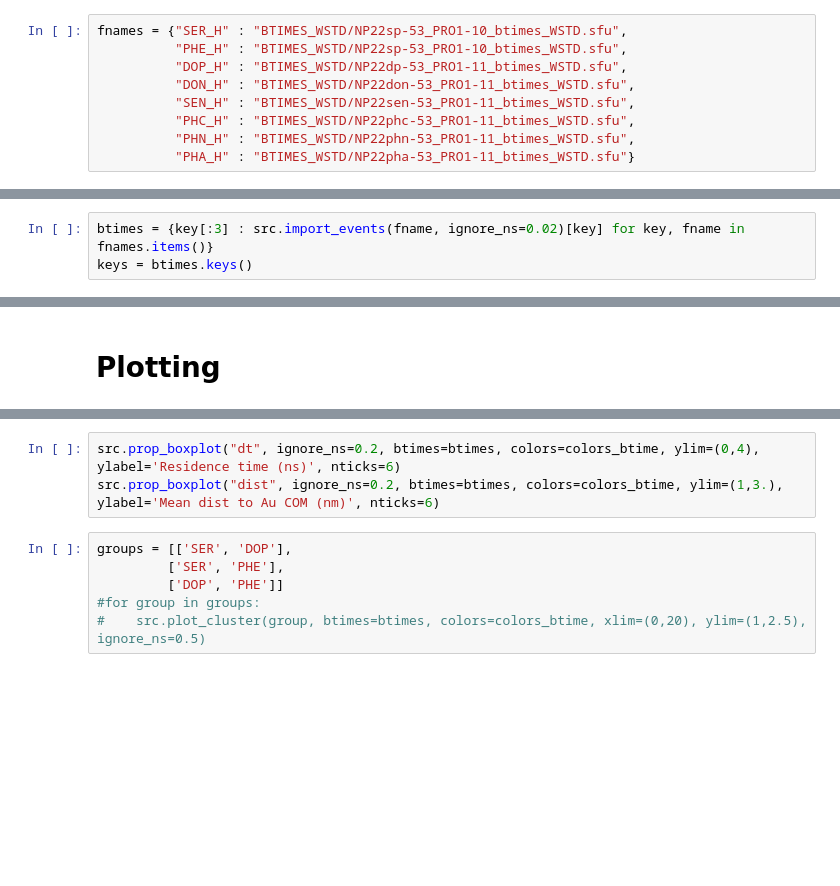
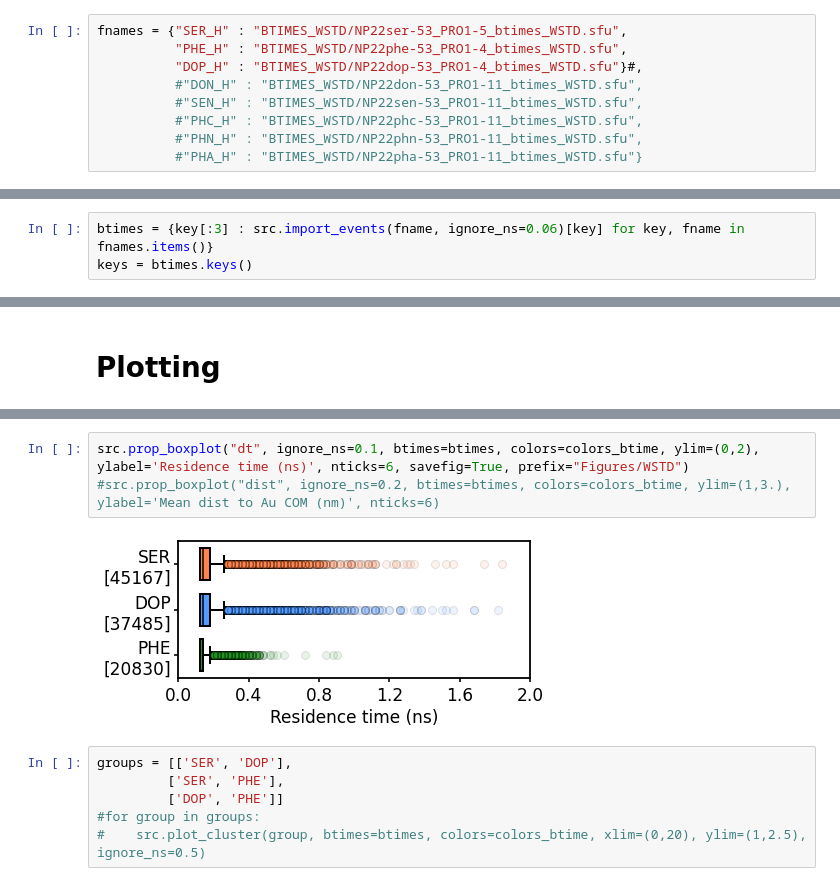
Before and after one commit to cebasfu93/MD_Analysis, a Jupyter notebook: WaterSTD/Analysis_WSTD.ipynb, the cells around one changed output, grey strips where cells are left out. Cells and saved outputs as stored; diff of their text form; blank space fills up the shorter version.

Commit message:
Analyzes STD, WSTD, STD (per residue), and WSTD (per residue)

```diff
--- a/WaterSTD/Analysis_WSTD.ipynb
+++ b/WaterSTD/Analysis_WSTD.ipynb
@@ -15,17 +15,17 @@ colors_btime = {'DOP' : (0.0,0.4,1.0),\
                 'PHA' : (0.0,0.8,0.0)}
 colors_btime = {key: tuple(min(1.4*(c+(np.mean(col)-c)/2.), 1) for c in col) for key, col in colors_btime.items()}
 # %%
-fnames = {"SER_H" : "BTIMES_WSTD/NP22sp-53_PRO1-10_btimes_WSTD.sfu",
-          "PHE_H" : "BTIMES_WSTD/NP22sp-53_PRO1-10_btimes_WSTD.sfu",
-          "DOP_H" : "BTIMES_WSTD/NP22dp-53_PRO1-11_btimes_WSTD.sfu",
-          "DON_H" : "BTIMES_WSTD/NP22don-53_PRO1-11_btimes_WSTD.sfu",
-          "SEN_H" : "BTIMES_WSTD/NP22sen-53_PRO1-11_btimes_WSTD.sfu",
-          "PHC_H" : "BTIMES_WSTD/NP22phc-53_PRO1-11_btimes_WSTD.sfu",
-          "PHN_H" : "BTIMES_WSTD/NP22phn-53_PRO1-11_btimes_WSTD.sfu",
-          "PHA_H" : "BTIMES_WSTD/NP22pha-53_PRO1-11_btimes_WSTD.sfu"}
+fnames = {"SER_H" : "BTIMES_WSTD/NP22ser-53_PRO1-5_btimes_WSTD.sfu",
+          "PHE_H" : "BTIMES_WSTD/NP22phe-53_PRO1-4_btimes_WSTD.sfu",
+          "DOP_H" : "BTIMES_WSTD/NP22dop-53_PRO1-4_btimes_WSTD.sfu"}#,
+          #"DON_H" : "BTIMES_WSTD/NP22don-53_PRO1-11_btimes_WSTD.sfu",
+          #"SEN_H" : "BTIMES_WSTD/NP22sen-53_PRO1-11_btimes_WSTD.sfu",
+          #"PHC_H" : "BTIMES_WSTD/NP22phc-53_PRO1-11_btimes_WSTD.sfu",
+          #"PHN_H" : "BTIMES_WSTD/NP22phn-53_PRO1-11_btimes_WSTD.sfu",
+          #"PHA_H" : "BTIMES_WSTD/NP22pha-53_PRO1-11_btimes_WSTD.sfu"}
 # %% [markdown]
 # Import data
 # %%
-btimes = {key[:3] : src.import_events(fname, ignore_ns=0.02)[key] for key, fname in fnames.items()}
+btimes = {key[:3] : src.import_events(fname, ignore_ns=0.06)[key] for key, fname in fnames.items()}
 keys = btimes.keys()
 # %% [output]
@@ -43,6 +56,8 @@ for key in keys:
 # %%
-src.prop_boxplot("dt", ignore_ns=0.2, btimes=btimes, colors=colors_btime, ylim=(0,4), ylabel='Residence time (ns)', nticks=6)
-src.prop_boxplot("dist", ignore_ns=0.2, btimes=btimes, colors=colors_btime, ylim=(1,3.), ylabel='Mean dist to Au COM (nm)', nticks=6)
+src.prop_boxplot("dt", ignore_ns=0.1, btimes=btimes, colors=colors_btime, ylim=(0,2), ylabel='Residence time (ns)', nticks=6, savefig=True, prefix="Figures/WSTD")
+#src.prop_boxplot("dist", ignore_ns=0.2, btimes=btimes, colors=colors_btime, ylim=(1,3.), ylabel='Mean dist to Au COM (nm)', nticks=6)
+# %% [output]
+[figure, added]
 # %%
 groups = [['SER', 'DOP'],
          ['SER', 'PHE'],
```
Also changed, not shown: parts of 10 cells of this notebook, 3 other files.
